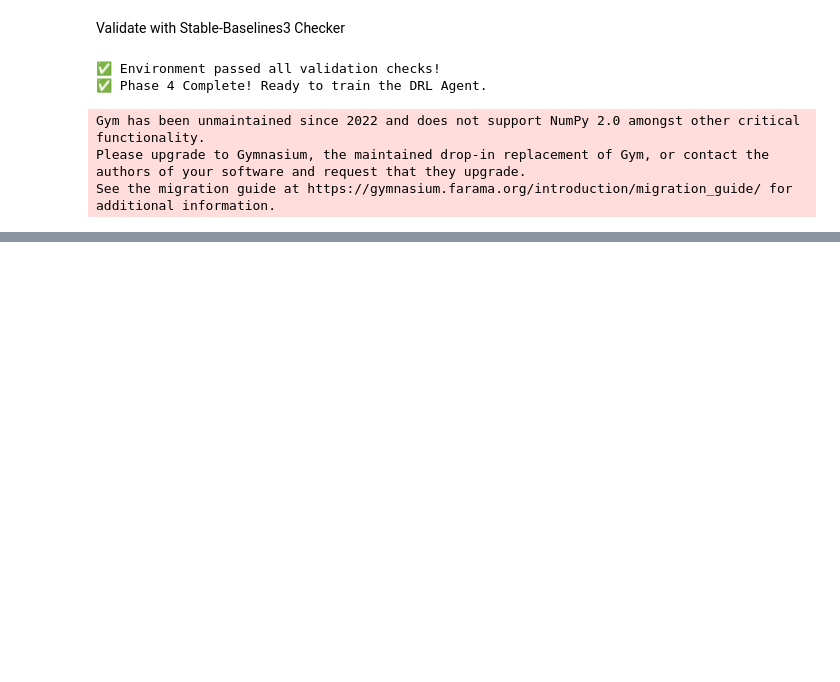
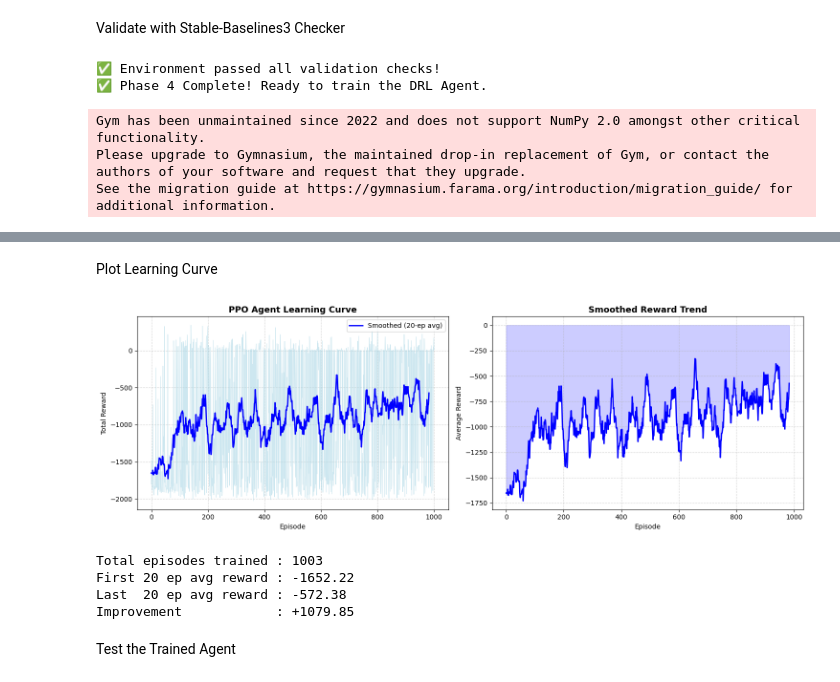
Before and after one commit to DilshanWMP/DRL-laptop-thermal-management, a Jupyter notebook: DRL_laptop_thermal_management.ipynb, the cells around one changed output, grey strips where cells are left out. Saved outputs shown, nothing was run; the diff lists cells and outputs as text; code cells hidden in the pictures; blank space fills up the shorter version.

Commit message:
completed Phase 5: Train the PPO Agent

```diff
--- a/DRL_laptop_thermal_management.ipynb
+++ b/DRL_laptop_thermal_management.ipynb
@@ -947,0 +1096,51 @@ See the migration guide at https://gymnasium.farama.org/introduction/migration_g
+# %% [markdown]
+Plot Learning Curve
+# %%
+# ============================================
+# PLOT LEARNING CURVE
+# Shows how agent improves over time
+# ============================================
+
+rewards = callback.episode_rewards
+
+# Smooth rewards with rolling average
+def moving_average(data, window=20):
+    return np.convolve(data, np.ones(window)/window, mode='valid')
+
+smoothed = moving_average(rewards, window=20)
+
+fig, axes = plt.subplots(1, 2, figsize=(15, 5))
+
+# Raw rewards
+axes[0].plot(rewards, color='lightblue', alpha=0.6, linewidth=0.8)
+axes[0].plot(smoothed, color='blue', linewidth=2, label='Smoothed (20-ep avg)')
+axes[0].set_title('PPO Agent Learning Curve', fontsize=13, fontweight='bold')
+axes[0].set_xlabel('Episode')
+axes[0].set_ylabel('Total Reward')
+axes[0].legend()
+axes[0].grid(True, linestyle='--', alpha=0.5)
+
+# Rolling average only
+axes[1].plot(smoothed, color='blue', linewidth=2)
+axes[1].fill_between(range(len(smoothed)), smoothed, alpha=0.2, color='blue')
+axes[1].set_title('Smoothed Reward Trend', fontsize=13, fontweight='bold')
+axes[1].set_xlabel('Episode')
+axes[1].set_ylabel('Average Reward')
+axes[1].grid(True, linestyle='--', alpha=0.5)
+
+plt.tight_layout()
+plt.show()
+
+print(f"Total episodes trained : {len(rewards)}")
+print(f"First 20 ep avg reward : {np.mean(rewards[:20]):.2f}")
+print(f"Last  20 ep avg reward : {np.mean(rewards[-20:]):.2f}")
+improvement = np.mean(rewards[-20:]) - np.mean(rewards[:20])
+print(f"Improvement            : {improvement:+.2f}")
+# %% [output]
+[figure, added]
+Total episodes trained : 1003
+First 20 ep avg reward : -1652.22
+Last  20 ep avg reward : -572.38
+Improvement            : +1079.85
+# %% [markdown]
+Test the Trained Agent
```
Also changed, not shown: parts of 9 cells of this notebook.
